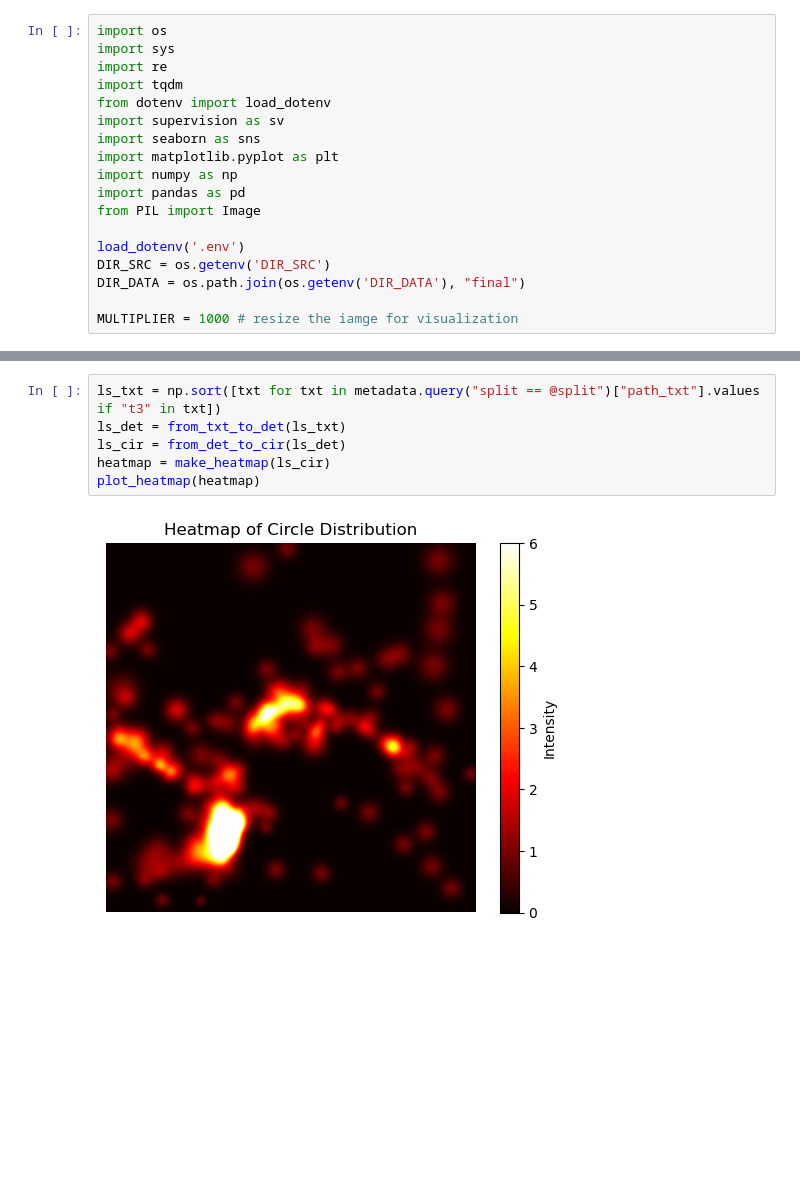
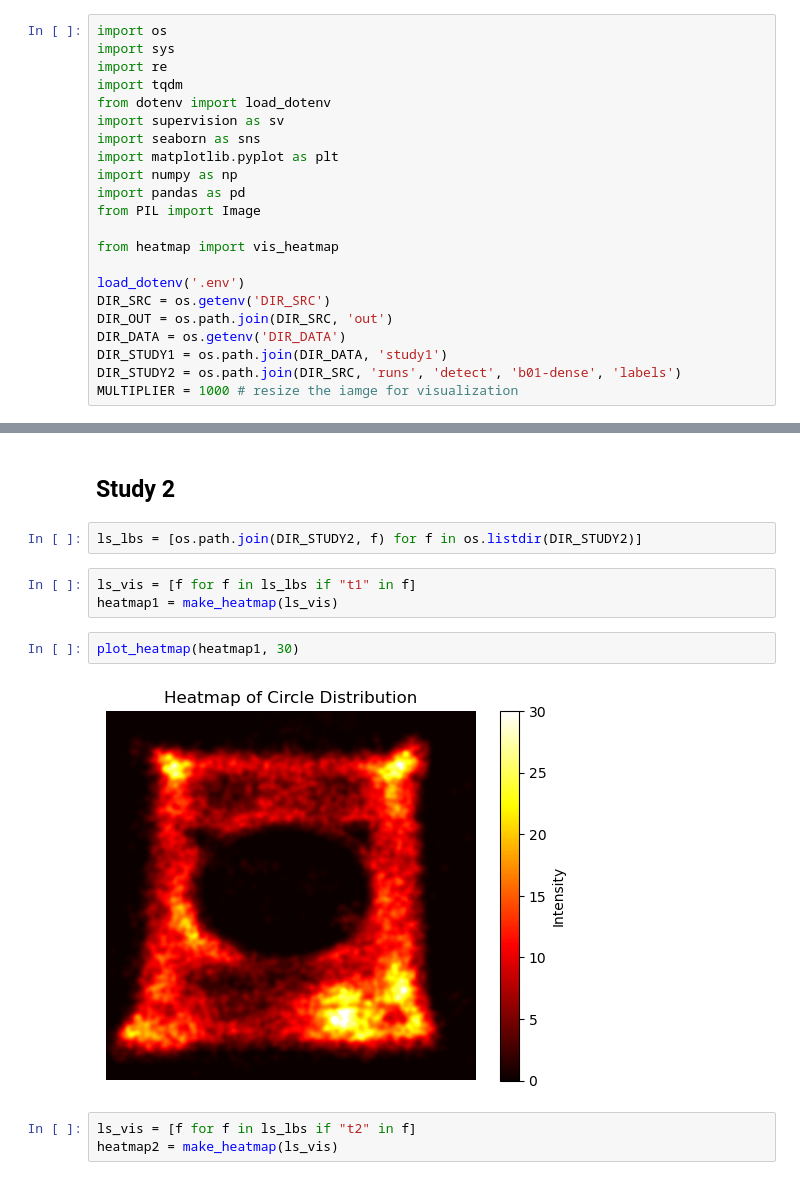
Before and after one commit to Niche-Lab/ant-detective, a Jupyter notebook: _9b_heatmap.ipynb, the cells around one changed output, grey strips where cells are left out. Cells and saved outputs as stored; diff of their text form; blank space fills up the shorter version.

Commit message:
heatmap

```diff
--- a/_9b_heatmap.ipynb
+++ b/_9b_heatmap.ipynb
@@ -11,9 +11,13 @@ import numpy as np
 import pandas as pd
 from PIL import Image
 
+from heatmap import vis_heatmap
+
 load_dotenv('.env')
 DIR_SRC = os.getenv('DIR_SRC')
-DIR_DATA = os.path.join(os.getenv('DIR_DATA'), "final")
-
+DIR_OUT = os.path.join(DIR_SRC, 'out')
+DIR_DATA = os.getenv('DIR_DATA')
+DIR_STUDY1 = os.path.join(DIR_DATA, 'study1')
+DIR_STUDY2 = os.path.join(DIR_SRC, 'runs', 'detect', 'b01-dense', 'labels')
 MULTIPLIER = 1000 # resize the iamge for visualization
 # %%
@@ -117,8 +67,14 @@ plot_heatmap(heatmap)
-# %%
-ls_txt = np.sort([txt for txt in metadata.query("split == @split")["path_txt"].values if "t3" in txt])
-ls_det = from_txt_to_det(ls_txt)
-ls_cir = from_det_to_cir(ls_det)
-heatmap = make_heatmap(ls_cir)
-plot_heatmap(heatmap)
-# %% [output]
-[figure, removed]
+# %% [markdown]
+## Study 2
+# %%
+ls_lbs = [os.path.join(DIR_STUDY2, f) for f in os.listdir(DIR_STUDY2)]
+# %%
+ls_vis = [f for f in ls_lbs if "t1" in f]
+heatmap1 = make_heatmap(ls_vis)
+# %%
+plot_heatmap(heatmap1, 30)
+# %% [output]
+[figure, added]
+# %%
+ls_vis = [f for f in ls_lbs if "t2" in f]
+heatmap2 = make_heatmap(ls_vis)
```
Also changed, not shown: parts of 13 cells of this notebook, 7 other files.
